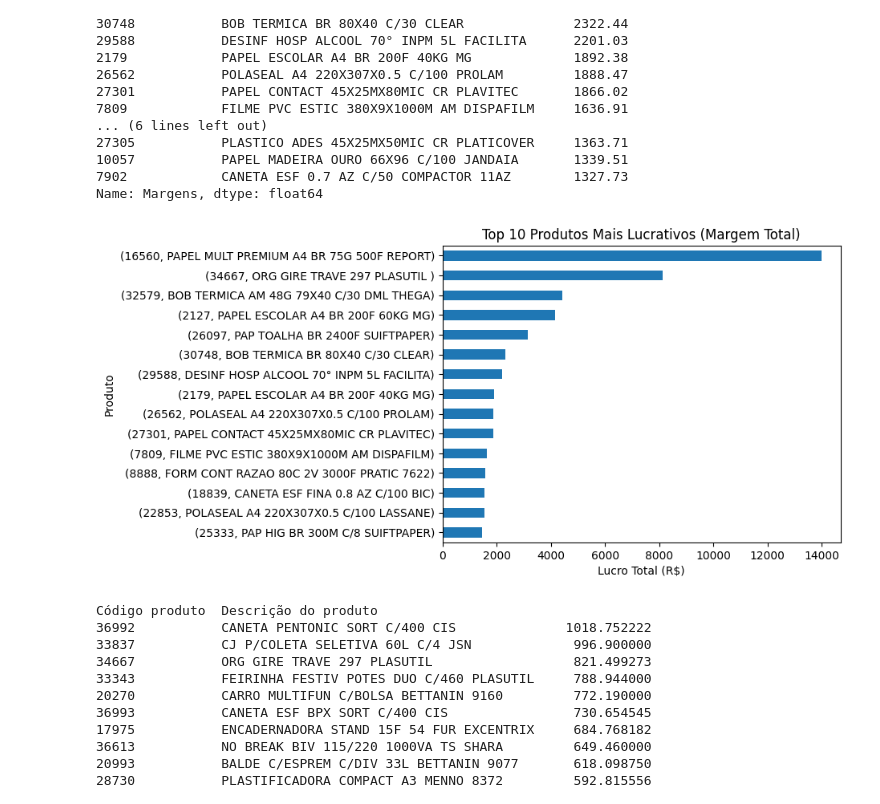
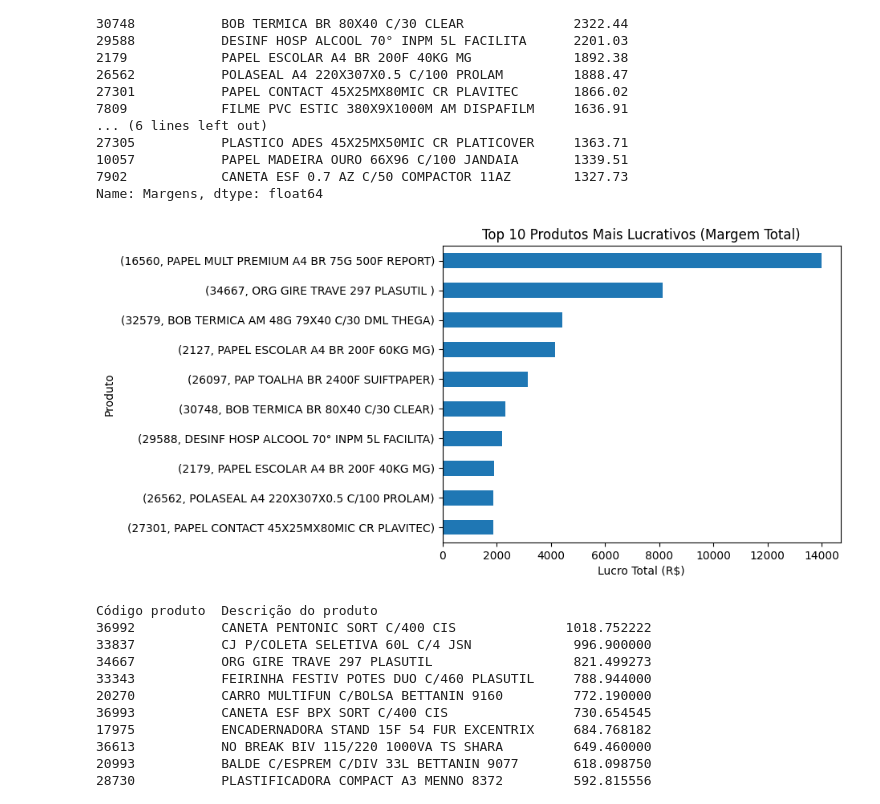
Before and after one commit to PauloQuirinoMN/Sistema-de-Recomendacao-e-Cross-selling, a Jupyter notebook: exploratoria.ipynb, the cells around one changed output. Cells and saved outputs as stored; diff of their text form; code cells hidden in the pictures.

```diff
--- a/exploratoria.ipynb
+++ b/exploratoria.ipynb
@@ -90,13 +105,13 @@ Código produto  Descrição do produto
 7902            CANETA ESF 0.7 AZ C/50 COMPACTOR 11AZ        1327.73
 Name: Margens, dtype: float64
 # %%
-lucro_por_produto.head(15).plot(kind='barh', title='Top 10 Produtos Mais Lucrativos (Margem Total)')
+lucro_por_produto.head(10).plot(kind='barh', title='Top 10 Produtos Mais Lucrativos (Margem Total)')
 plt.xlabel('Lucro Total (R$)')
 plt.ylabel('Produto')
 plt.gca().invert_yaxis()  # Inverte a ordem para exibir o maior no topo
 plt.show()
 # %% [output]
-[figure, old version]
+[figure, new version]
 # %%
 # tictk médio de cada produto
 ticket_medio_por_produto = base_notas.groupby(['Código produto', 'Descrição do produto'])['Valor unitário'].mean()
```
Also changed, not shown: parts of 33 cells of this notebook, 1 other file.
